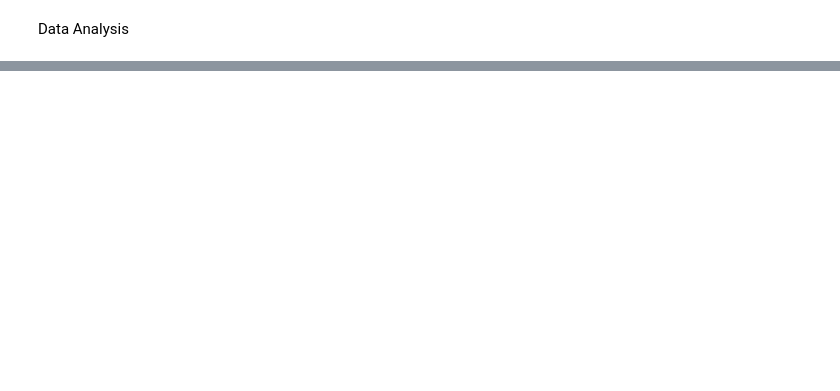
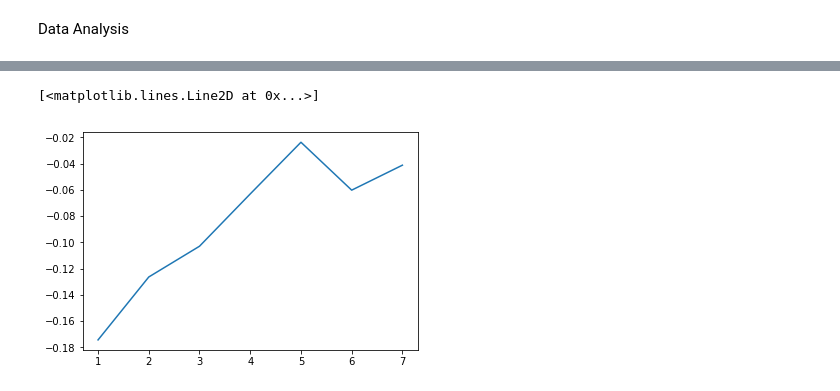
Before and after one commit to jralha/campob, a Jupyter notebook: kmeans.ipynb, the cells around one changed output, grey strips where cells are left out. Saved outputs shown, nothing was run; the diff lists cells and outputs as text; code cells hidden in the pictures; blank space fills up the shorter version.

```diff
--- a/kmeans.ipynb
+++ b/kmeans.ipynb
@@ -48,9 +39,2 @@ for k in tqdm(rang):
 # %% [output]
 [interactive output not drawn]
-# %%
-ds=[0]
-for i in range(1,len(wcss)-1):
-    d1=wcss[i-1]-wcss[i]
-    d2=wcss[i]-wcss[i+1]
-    ds.append(d1-d2)
-ds.append(0)
@@ -70,0 +41,14 @@ plt.show()
+# %%
+nrefs=range(1,numref+1)
+temp_data0=[]
+temp_data1=[]
+for n in tqdm(nrefs):
+    temp_data0.append(np.random.random_sample(size=data0.shape))
+    temp_data1.append(np.random.random_sample(size=data1.shape))
+r_sum0=np.zeros(temp_data0[0].shape)
+r_sum1=np.zeros(temp_data1[0].shape)
+for i in range(len(nrefs)):
+    r_sum0= r_sum0 + temp_data0[i]
+    r_sum1= r_sum1 + temp_data1[i]
+r_data0 = r_sum0 / len(temp_data0)
+r_data1 = r_sum1 / len(temp_data1)
@@ -70,0 +57,9 @@ plt.show()
+# %%
+r_wcss0=[]
+r_wcss1=[]
+for k in tqdm(range(1,nks+1)):
+    kmeans = KMeans(k,init='k-means++')
+    rk0 = kmeans.fit(r_data0)
+    r_wcss0.append(rk0.inertia_)
+    rk1 = kmeans.fit(r_data1)
+    r_wcss1.append(rk1.inertia_)
@@ -70,0 +83,5 @@ plt.show()
+# %%
+plt.plot(range(1,8),g0[:-2])
+# %% [output]
+[<matplotlib.lines.Line2D at 0x...>]
+[figure, added]
```
Also changed, not shown: parts of 26 cells of this notebook, 6 other files.
